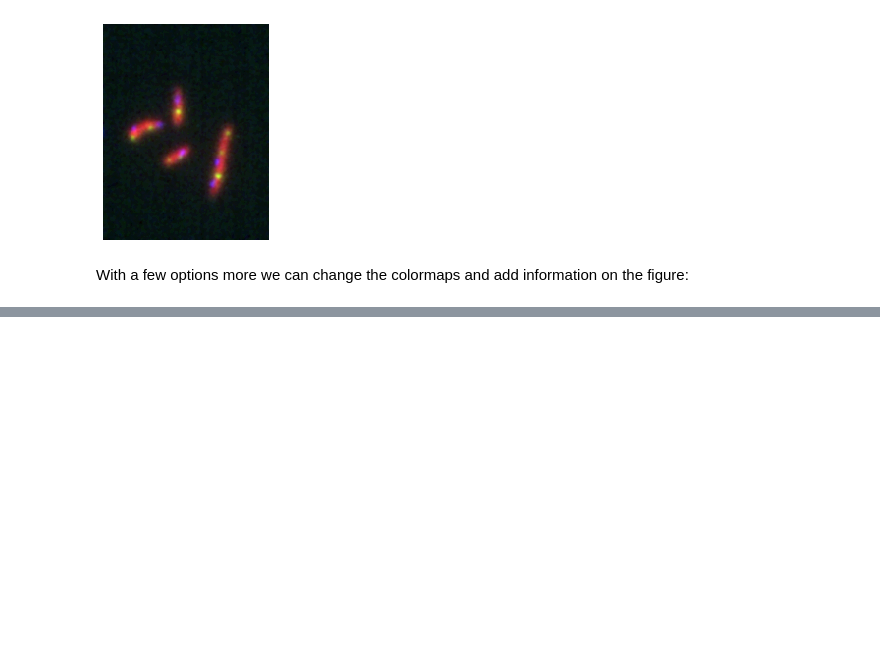
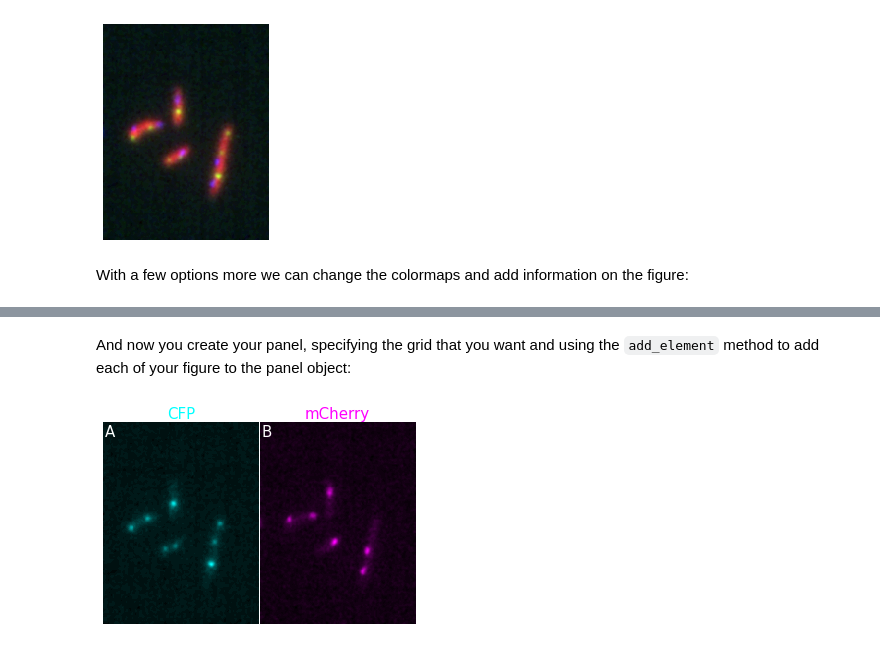
Before and after one commit to guiwitz/microfilm, a Jupyter notebook: docs/first_plot.ipynb, the cells around one changed output, grey strips where cells are left out. Cells and saved outputs as stored; diff of their text form; code cells hidden in the pictures; blank space fills up the shorter version.

````diff
--- a/docs/first_plot.ipynb
+++ b/docs/first_plot.ipynb
@@ -33,0 +52,9 @@ microfilm.microplot.microshow(image_t0, cmaps=['gray','pure_magenta','pure_cyan'
+# %% [markdown]
+And now you create your panel, specifying the grid that you want and using the ```add_element``` method to add each of your figure to the panel object:
+# %%
+panel = Micropanel(rows=1, cols=2, figscaling=3)
+panel.add_element([0,0], microim1);
+panel.add_element([0,1], microim2);
+panel.add_channel_label()
+# %% [output]
+[figure, added]
````
Also changed, not shown: parts of 18 cells of this notebook, 2 other files.
